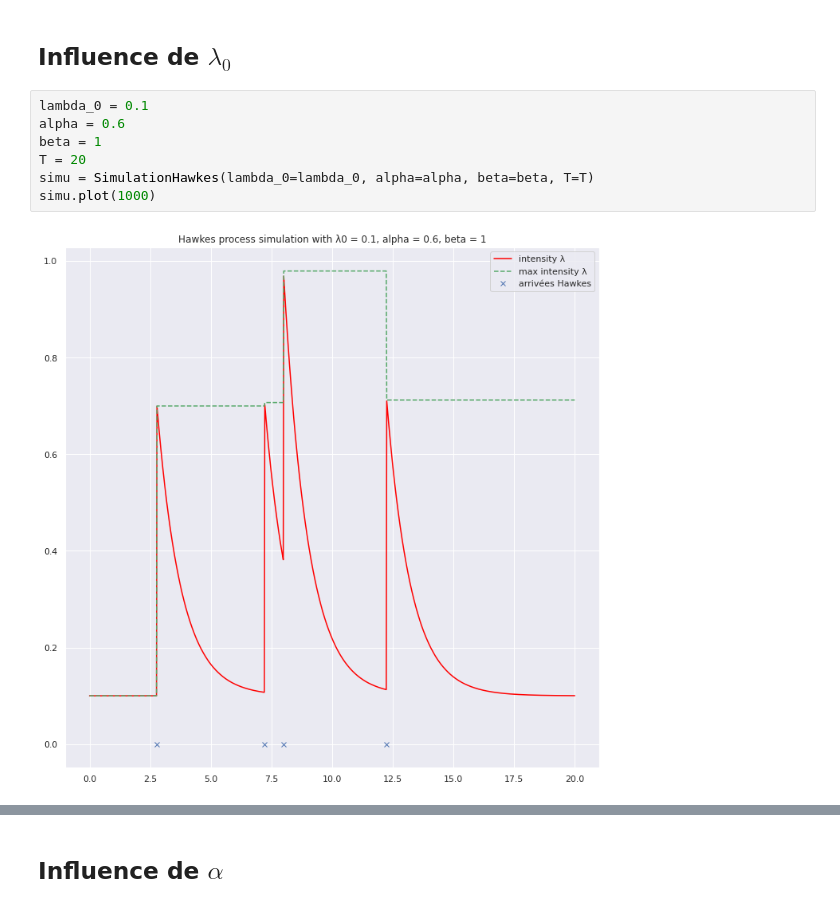
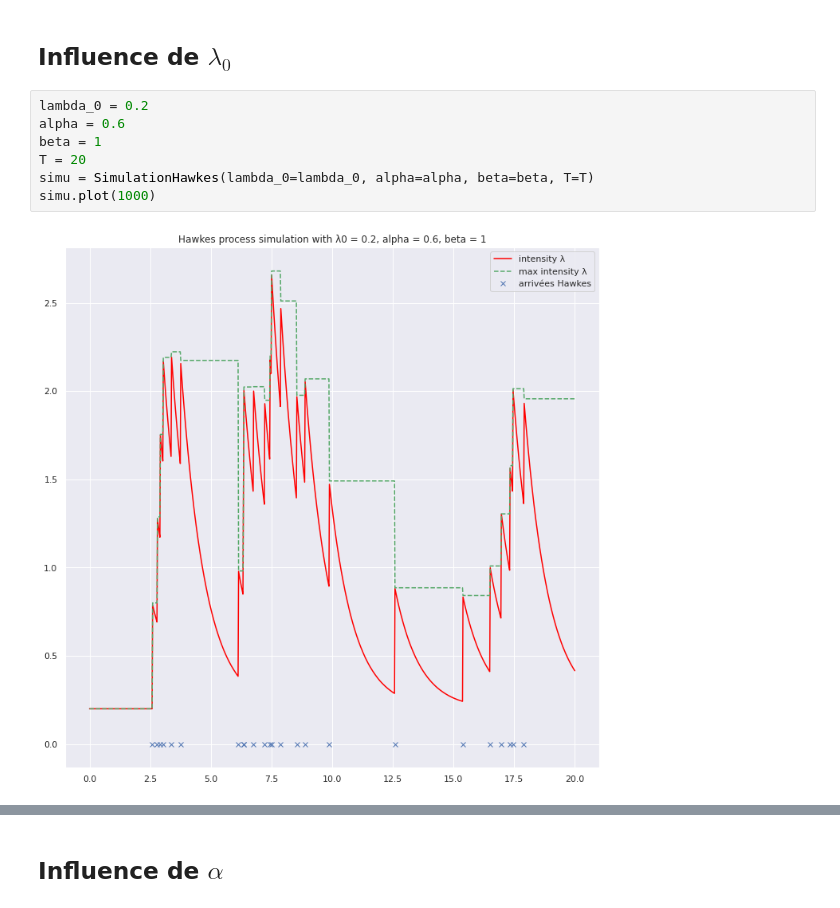
Before and after one commit to Redmek/Point-process-and-resolution-of-temporal-data, a Jupyter notebook: Redwan_Mekrami_Point process_Code.ipynb, the cells around one changed output, grey strips where cells are left out. Drawn from its saved outputs; the diff is of its cells as text.

```diff
--- a/Redwan_Mekrami_Point process_Code.ipynb
+++ b/Redwan_Mekrami_Point process_Code.ipynb
@@ -118,14 +118,14 @@ simu.plot(1000)
 # %% [markdown]
 ## Influence de $\lambda_0$
 # %%
-lambda_0 = 0.1
+lambda_0 = 0.2
 alpha = 0.6
 beta = 1
 T = 20
 simu = SimulationHawkes(lambda_0=lambda_0, alpha=alpha, beta=beta, T=T)
 simu.plot(1000)
 # %% [output]
-[figure, old version]
+[figure, new version]
 # %%
 lambda_0 = 1
 alpha = 0.6
```
Also changed, not shown: parts of 17 cells of this notebook.
